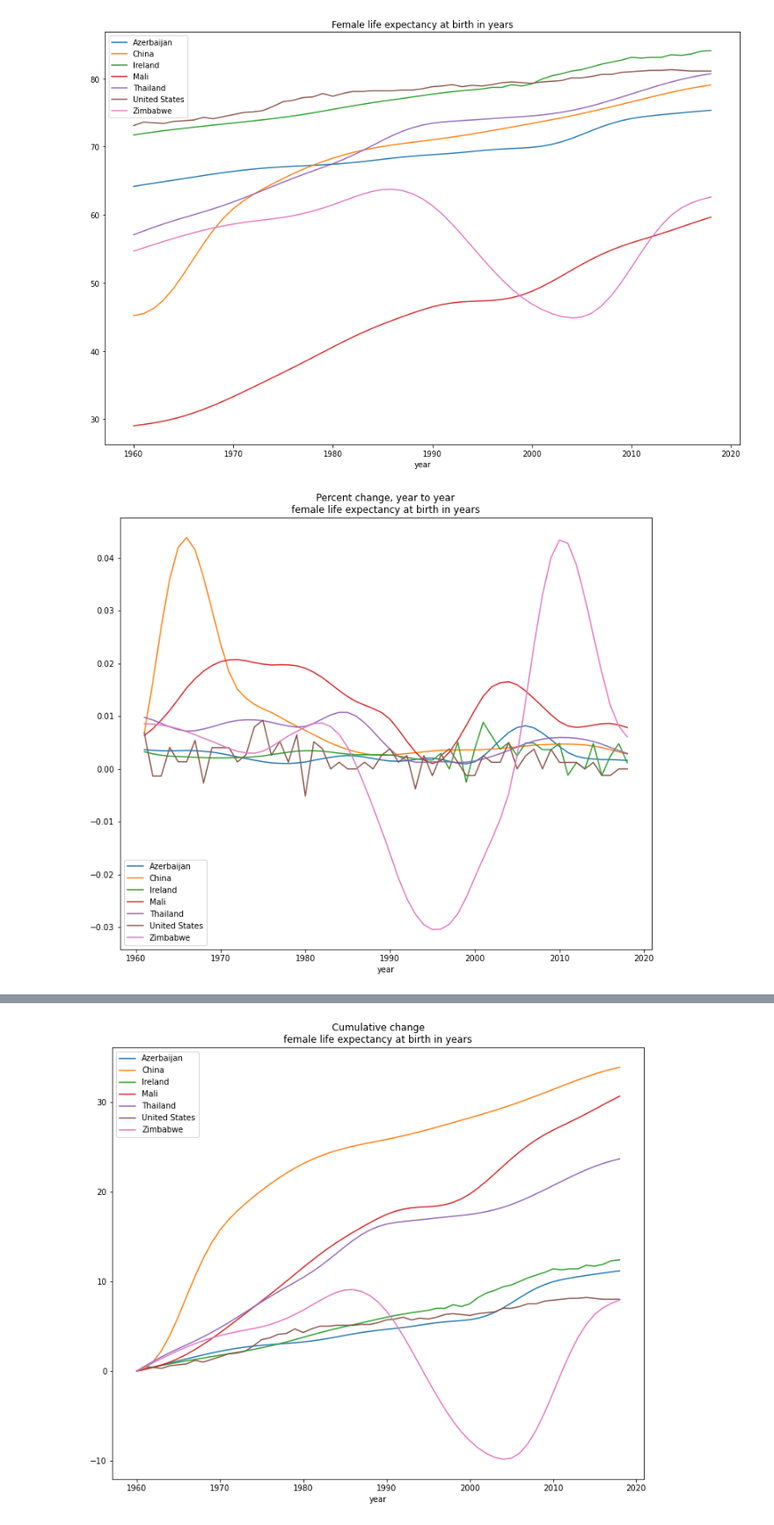
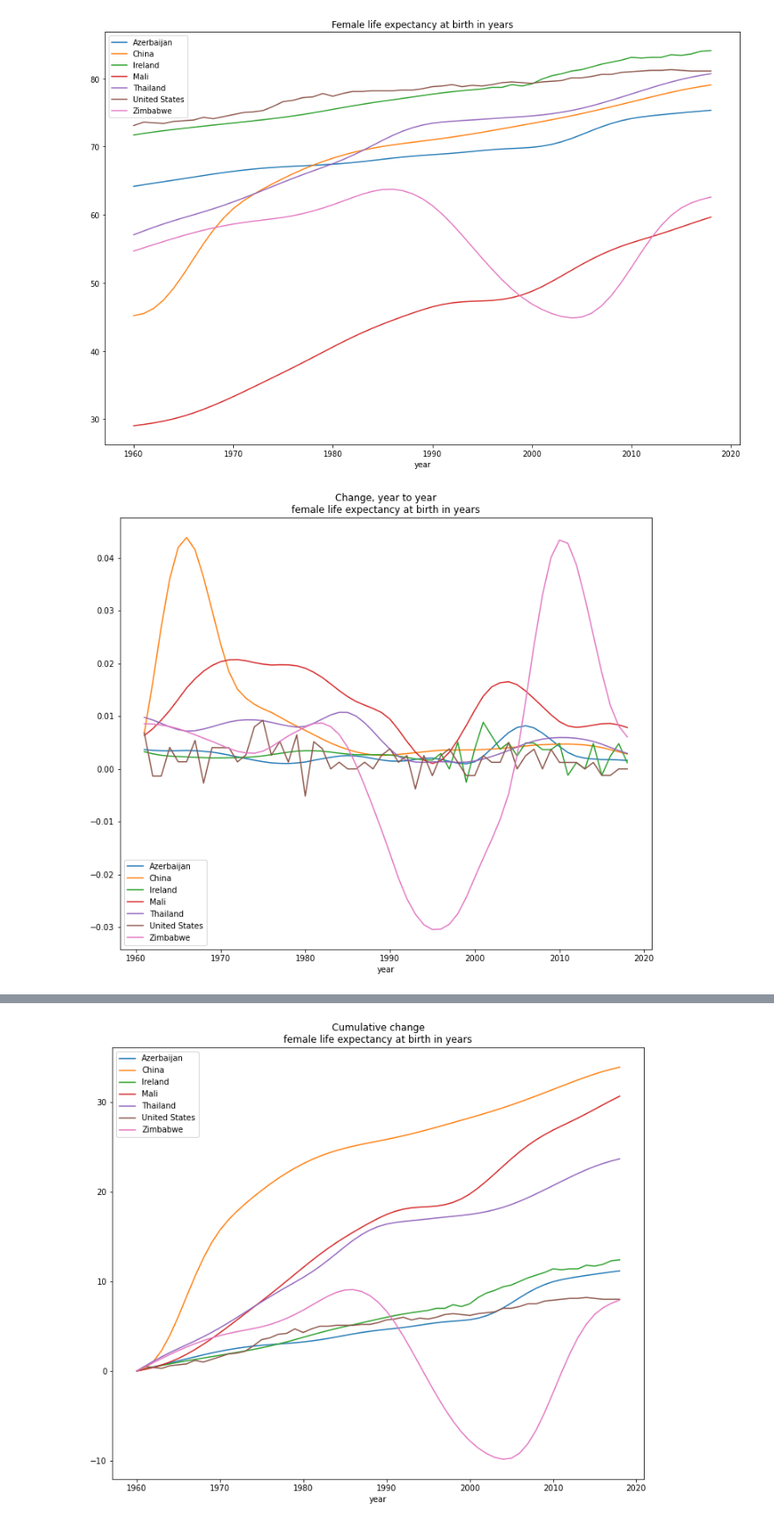
Before and after one commit to brendanrbrown/stor155_sp21, a Jupyter notebook: notebooks/wb_health.ipynb, the cells around one changed output, grey strips where cells are left out. Shown at 88% size. Cells and saved outputs as stored; diff of their text form; code cells hidden in the pictures.

Commit message:
wb plots

```diff
--- a/notebooks/wb_health.ipynb
+++ b/notebooks/wb_health.ipynb
@@ -22,12 +23,13 @@ plt.savefig('images/wb_lifexpec.jpeg')
 # %% [output]
 [figure]
 # %%
-# instead of d.loc[:, d.columns != 'year']
+# instead of
+# d.loc[:, d.columns != 'year']
 # could do
 # d.drop(columns = 'year')
 
-d.loc[:, d.columns != 'year'].pct_change().join(d.year).plot(x = 'year', kind = 'line', figsize = (12, 10), title = 'Percent change, year to year\nfemale life expectancy at birth in years')
+d.loc[:, d.columns != 'year'].pct_change().join(d.year).plot(x = 'year', kind = 'line', figsize = (12, 10), title = 'Change, year to year\nfemale life expectancy at birth in years')
 
 plt.savefig('images/wb_lifexpec_chg.jpeg')
 # %% [output]
-[figure, old version]
+[figure, new version]
```
Also changed, not shown: parts of 2 cells of this notebook, 2 other files.
